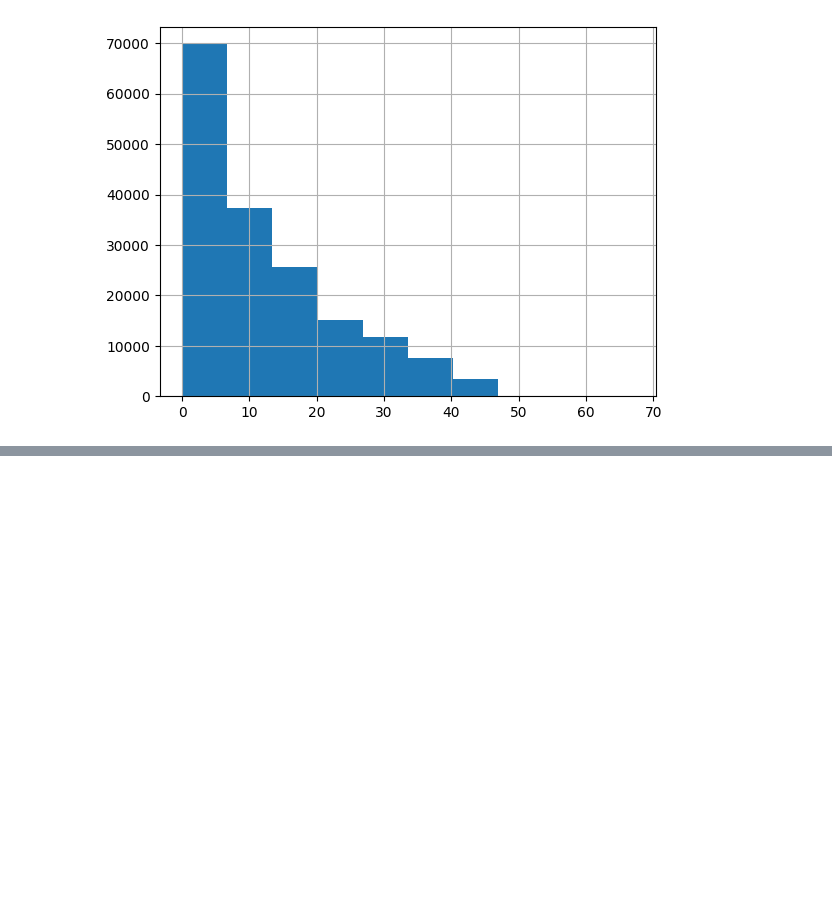
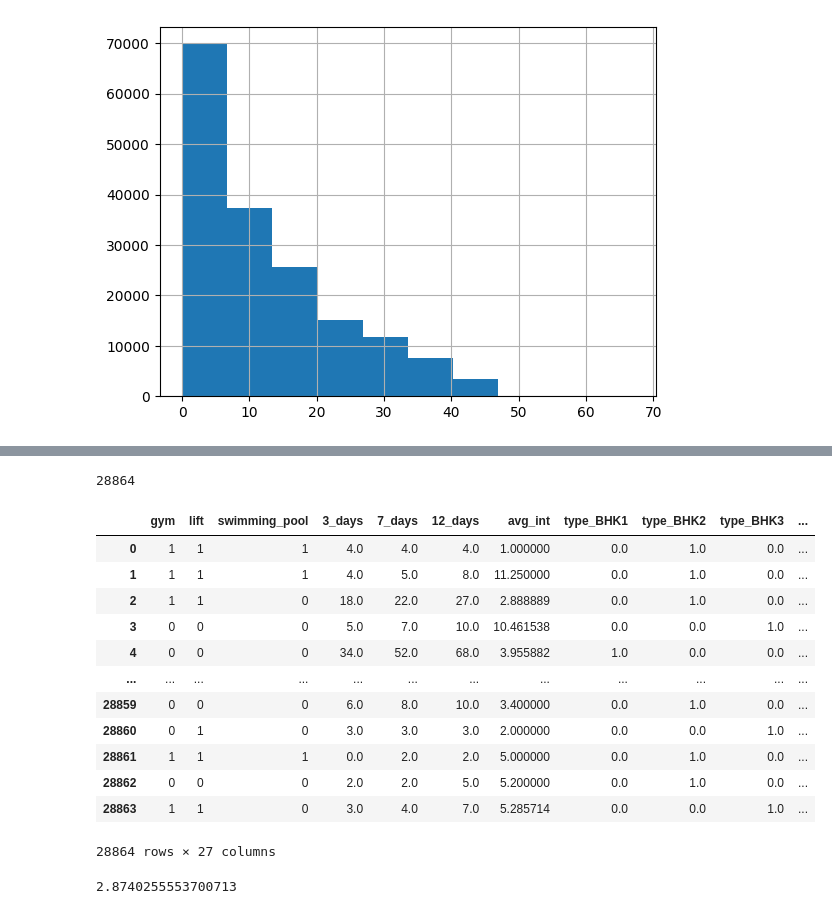
Before and after one commit to rahulsm27/Case_Studies, a Jupyter notebook: 6_PropertyClickPrediction/Final_Solution.ipynb, the cells around one changed output, grey strips where cells are left out. Cells and saved outputs as stored; diff of their text form; code cells hidden in the pictures; blank space fills up the shorter version.

```diff
--- a/6_PropertyClickPrediction/Final_Solution.ipynb
+++ b/6_PropertyClickPrediction/Final_Solution.ipynb
@@ -191,0 +443,4 @@ See the caveats in the documentation: https://pandas.pydata.org/pandas-docs/stab
+# %%
+y = ['3_days','7_days','12_days','avg_int']
+for i in y:
+    num_cols.remove(i)#['3_days','7_days','12_days','avg_int'])
@@ -206,0 +477,4 @@ df_combined.head()
+# %%
+len(x_transformed)
+# %% [output]
+28864
@@ -206,0 +483,23 @@ df_combined.head()
+# %%
+df_model = df_model.reset_index()
+df_model.drop(columns=['index'],inplace=True)
+# %%
+df_proc = pd.concat((df_model,x_transformed), axis=1)
+# %%
+df_proc.drop(columns=num_cols, inplace =True)
+# %%
+df_proc
+# %% [output]
+|  | gym | lift | swimming_pool | 3_days | 7_days | 12_days | avg_int | type_BHK1 | type_BHK2 | type_BHK3 | ... |
+| 0 | 1 | 1 | 1 | 4.0 | 4.0 | 4.0 | 1.000000 | 0.0 | 1.0 | 0.0 | ... |
+| 1 | 1 | 1 | 1 | 4.0 | 5.0 | 8.0 | 11.250000 | 0.0 | 1.0 | 0.0 | ... |
+| 2 | 1 | 1 | 0 | 18.0 | 22.0 | 27.0 | 2.888889 | 0.0 | 1.0 | 0.0 | ... |
+| 3 | 0 | 0 | 0 | 5.0 | 7.0 | 10.0 | 10.461538 | 0.0 | 0.0 | 1.0 | ... |
+| 4 | 0 | 0 | 0 | 34.0 | 52.0 | 68.0 | 3.955882 | 1.0 | 0.0 | 0.0 | ... |
+| ... | ... | ... | ... | ... | ... | ... | ... | ... | ... | ... | ... |
+| 28859 | 0 | 0 | 0 | 6.0 | 8.0 | 10.0 | 3.400000 | 0.0 | 1.0 | 0.0 | ... |
+| 28860 | 0 | 1 | 0 | 3.0 | 3.0 | 3.0 | 2.000000 | 0.0 | 0.0 | 1.0 | ... |
+| 28861 | 1 | 1 | 1 | 0.0 | 2.0 | 2.0 | 5.000000 | 0.0 | 1.0 | 0.0 | ... |
+| 28862 | 0 | 0 | 0 | 2.0 | 2.0 | 5.0 | 5.200000 | 0.0 | 1.0 | 0.0 | ... |
+| 28863 | 1 | 1 | 0 | 3.0 | 4.0 | 7.0 | 5.285714 | 0.0 | 0.0 | 1.0 | ... |
+28864 rows × 27 columns
@@ -206,0 +519,9 @@ df_combined.head()
+# %%
+
+model = LinearRegression()
+model.fit(X_train,y_train)
+y_pred = model.predict(X_test)
+rms = np.sqrt(mean_squared_error(y_test,y_pred))
+print(rms)
+# %% [output]
+2.8740255553700713
```
Also changed, not shown: parts of 54 cells of this notebook, 1 other file.
